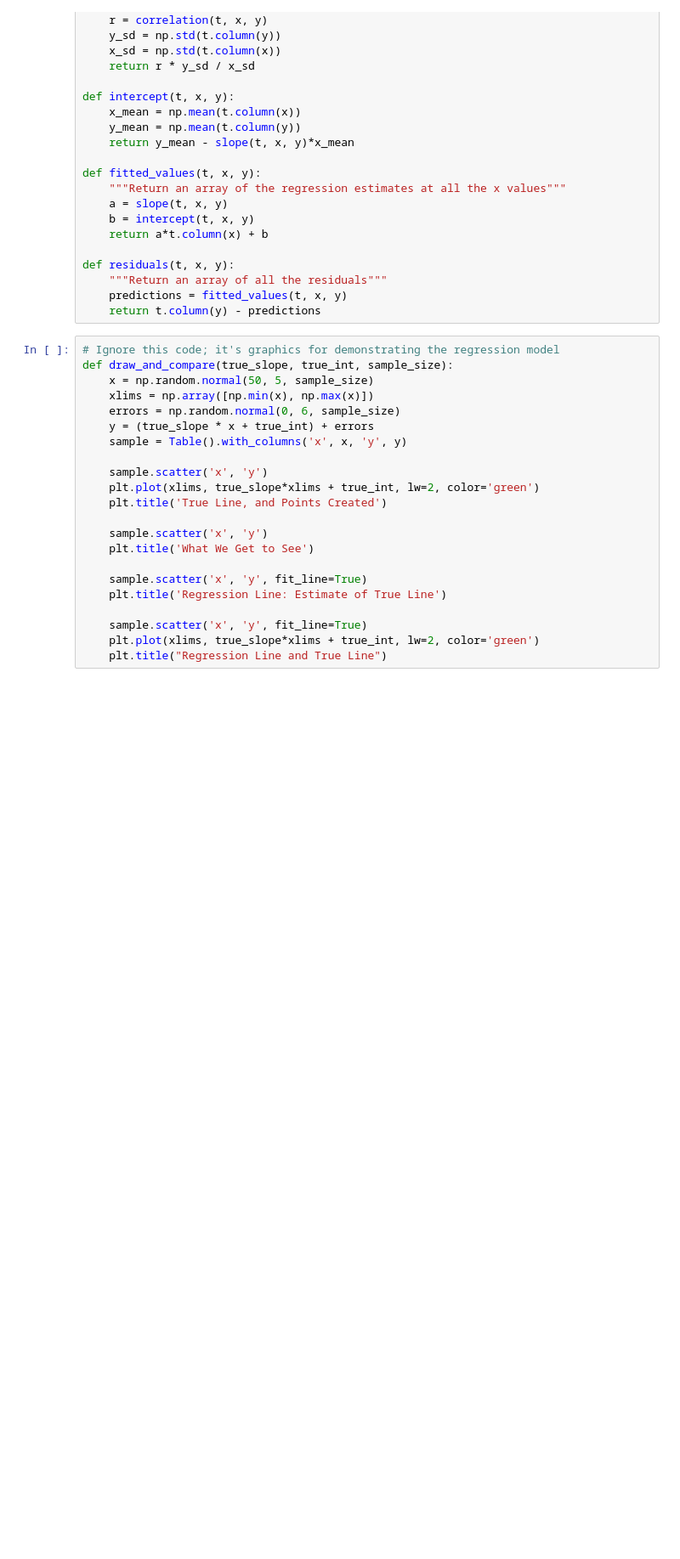
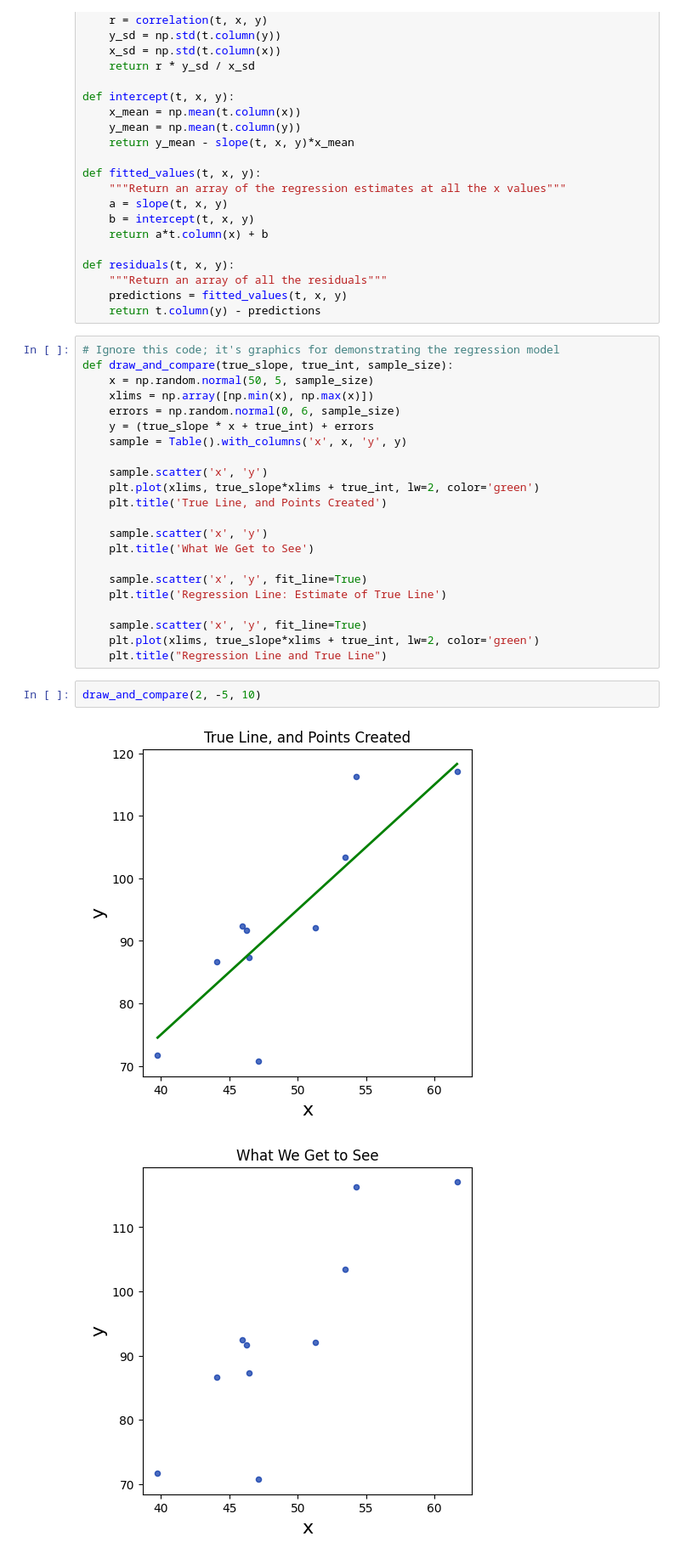
Before and after one commit to lochnes-007/Data8, a Jupyter notebook: 33-RegressionInference.ipynb, the cells around one changed output. Shown at 85% size. Drawn from its saved outputs; the diff is of its cells as text; blank space fills up the shorter version.

Commit message:
done w charts

```diff
--- a/33-RegressionInference.ipynb
+++ b/33-RegressionInference.ipynb
@@ -57,3 +57,8 @@ def draw_and_compare(true_slope, true_int, sample_size):
     sample.scatter('x', 'y', fit_line=True)
     plt.plot(xlims, true_slope*xlims + true_int, lw=2, color='green')
     plt.title("Regression Line and True Line")
+# %%
+draw_and_compare(2, -5, 10)
+# %% [output]
+[figure, added]
+[figure, added]
```
Also changed, not shown: parts of 12 cells of this notebook.
